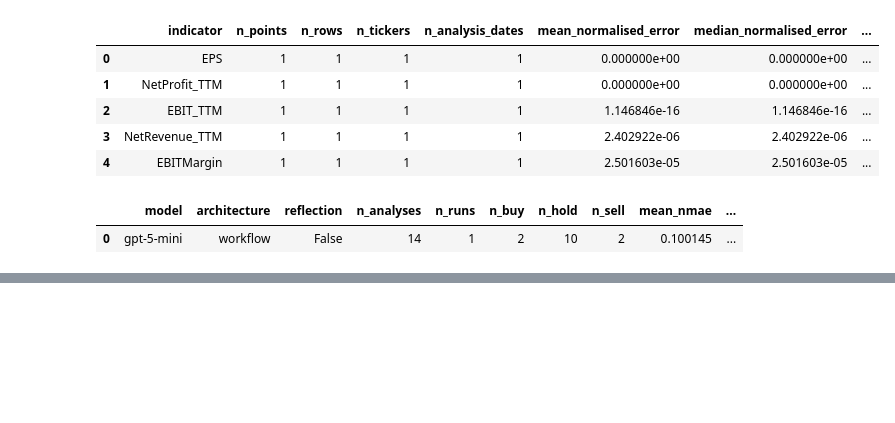
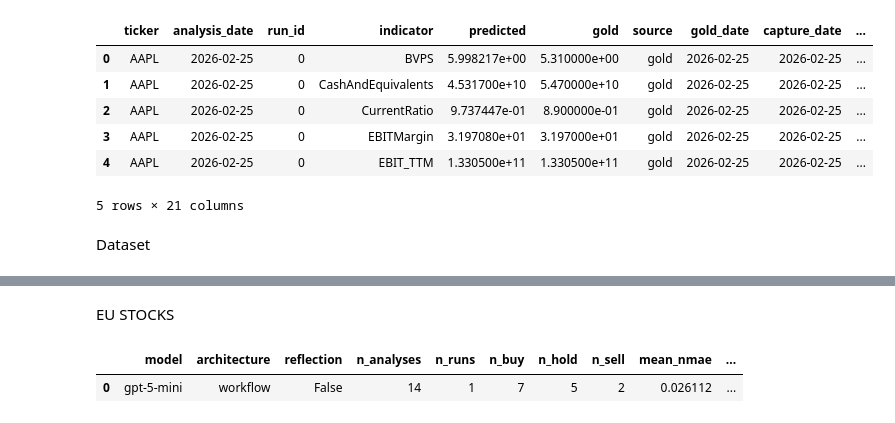
Before and after one commit to NonsoCynthia/Financial-D2T-Agent, a Jupyter notebook: openai-agent/miscellaneous.ipynb, the cells around one changed output, grey strips where cells are left out. Saved outputs shown, nothing was run; the diff lists cells and outputs as text; code cells hidden in the pictures; blank space fills up the shorter version.

Commit message:
update results

```diff
--- a/openai-agent/miscellaneous.ipynb
+++ b/openai-agent/miscellaneous.ipynb
@@ -11,17 +11,16 @@
 # Agent mode (with MCP)
 # %run -d -b 113 -b 118 -b 177 -b 186 -b 195 run_one_ticker.py -- --ticker TSLA --mode agent --model gpt-5-mini --mcp --n-times 1 --max-turns 30
 # %%
-from __future__ import annotations
-import json
-from datetime import datetime, timezone
-from pathlib import Path
-from typing import Any, Dict, List
-import os
 import pandas as pd
-import requests
-import pandas_market_calendars as mcal
 
+TICKERS_EU = [ "KRZ.IR", "A5G.IR", "BIRG.IR", "ASML.AS", "SAP.DE", "MC.PA", "NOVO-B.CO", "SIE.DE", "OR.PA", "NESN.SW",]
+TICKERS = ["TSLA", "AMZN", "NIO", "MSFT", "AAPL", "GOOG", "NFLX", "COIN"]
+output_path="/home/chinonso/PHD_PROJECTS/Financial-D2T-Agent"
 
-TICKERS = ["TSLA", "AMZN", "NIO", "MSFT", "AAPL", "GOOG", "NFLX", "COIN"]
-output_path="/home/chinonso/PHD_PROJECTS/Financial-D2T-Agent/data/"
-today_date = datetime.now(timezone.utc).strftime("%Y-%m-%d")
+region = "us"
+system = "workflow"
+reflection = "false"
+
+all_system_summary = f"{output_path}/results/validation/{region}/table1_{region}_summary.csv"
+each_system_rows = f"{output_path}/results/validation/{region}/table2_{region}_rows_{system}_{reflection}.csv"
+one_system_summary = f"{output_path}/results/validation/{region}/table2_{region}_summary_{system}_{reflection}.csv"
@@ -52,21 +45,16 @@ roic_type
 # %%
-path_tab2= "/home/chinonso/PHD_PROJECTS/Financial-D2T-Agent/results/validation/table2_us_summary_workflow.csv"
-roic_sum = pd.read_csv(path_tab2)
-roic_sum.head()
+sys= pd.read_csv(each_system_rows)
+sys.head()
 # %% [output]
-|  | indicator | n_points | n_rows | n_tickers | n_analysis_dates | mean_normalised_error | median_normalised_error | ... |
-| 0 | EPS | 1 | 1 | 1 | 1 | 0.000000e+00 | 0.000000e+00 | ... |
-| 1 | NetProfit_TTM | 1 | 1 | 1 | 1 | 0.000000e+00 | 0.000000e+00 | ... |
-| 2 | EBIT_TTM | 1 | 1 | 1 | 1 | 1.146846e-16 | 1.146846e-16 | ... |
-| 3 | NetRevenue_TTM | 1 | 1 | 1 | 1 | 2.402922e-06 | 2.402922e-06 | ... |
-| 4 | EBITMargin | 1 | 1 | 1 | 1 | 2.501603e-05 | 2.501603e-05 | ... |
+|  | ticker | analysis_date | run_id | indicator | predicted | gold | source | gold_date | capture_date | ... |
+| 0 | AAPL | 2026-02-25 | 0 | BVPS | 5.998217e+00 | 5.310000e+00 | gold | 2026-02-25 | 2026-02-25 | ... |
+| 1 | AAPL | 2026-02-25 | 0 | CashAndEquivalents | 4.531700e+10 | 5.470000e+10 | gold | 2026-02-25 | 2026-02-25 | ... |
+| 2 | AAPL | 2026-02-25 | 0 | CurrentRatio | 9.737447e-01 | 8.900000e-01 | gold | 2026-02-25 | 2026-02-25 | ... |
+| 3 | AAPL | 2026-02-25 | 0 | EBITMargin | 3.197080e+01 | 3.197000e+01 | gold | 2026-02-25 | 2026-02-25 | ... |
+| 4 | AAPL | 2026-02-25 | 0 | EBIT_TTM | 1.330500e+11 | 1.330500e+11 | gold | 2026-02-25 | 2026-02-25 | ... |
+5 rows × 21 columns
-# %%
-path_tab1= "/home/chinonso/PHD_PROJECTS/Financial-D2T-Agent/results/validation/table1_us_summary.csv"
-roic_tab1 = pd.read_csv(path_tab1)
-roic_tab1
-# %% [output]
-|  | model | architecture | reflection | n_analyses | n_runs | n_buy | n_hold | n_sell | mean_nmae | ... |
-| 0 | gpt-5-mini | workflow | False | 14 | 1 | 2 | 10 | 2 | 0.100145 | ... |
+# %% [markdown]
+Dataset
 # %%
 split_2025 = pd.read_csv("/home/chinonso/PHD_PROJECTS/Financial-D2T-Agent/data/processed/splits/test_2025-01-01_to_2026-02-25.csv")
 split_2025.head()
@@ -91,3 +79,5 @@ vol_20d                          -0.575568
 vol_60d                          -0.992675
 target_ret_1d                      0.00768
 Name: 285, dtype: object
+# %% [markdown]
+EU STOCKS
@@ -93,0 +92,6 @@ Name: 285, dtype: object
+# %%
+all_sys_sum_eu = pd.read_csv(all_system_summary_eu)
+all_sys_sum_eu.head()
+# %% [output]
+|  | model | architecture | reflection | n_analyses | n_runs | n_buy | n_hold | n_sell | mean_nmae | ... |
+| 0 | gpt-5-mini | workflow | False | 14 | 1 | 7 | 5 | 2 | 0.026112 | ... |
```
Also changed, not shown: parts of 6 cells of this notebook, 9 other files.
